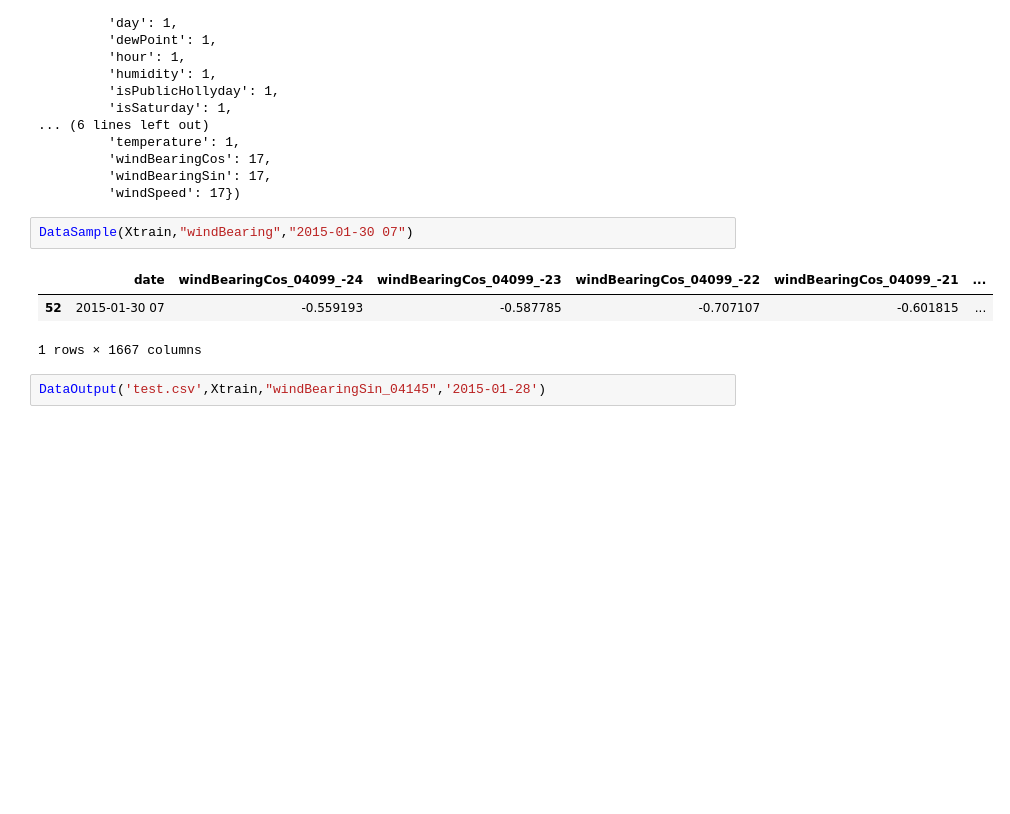
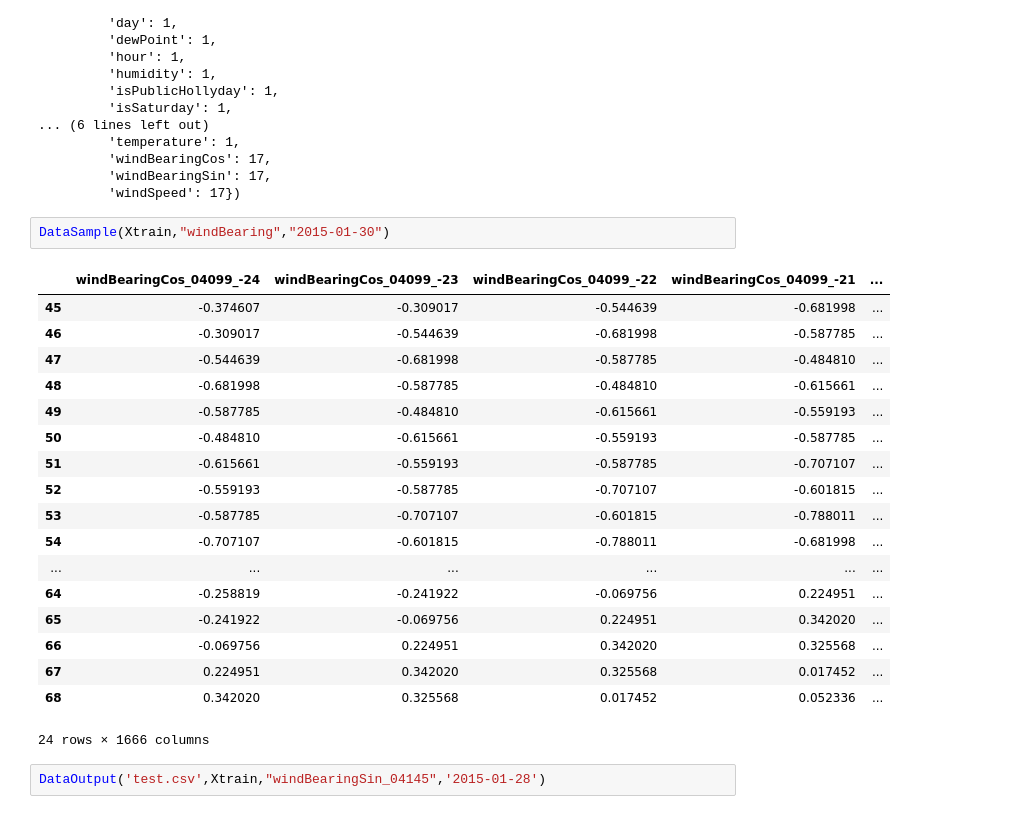
Before and after one commit to MGIMM/Predict-pollution-in-an-asian-megacity, a Jupyter notebook: Preliminary Analysis.ipynb, the cells around one changed output. Saved outputs shown, nothing was run; the diff lists cells and outputs as text; blank space fills up the shorter version.

```diff
--- a/Preliminary Analysis.ipynb
+++ b/Preliminary Analysis.ipynb
@@ -58,11 +58,26 @@ Counter({'NO2': 11,
          'windBearingSin': 17,
          'windSpeed': 17})
 # %%
-DataSample(Xtrain,"windBearing","2015-01-30 07")
+DataSample(Xtrain,"windBearing","2015-01-30")
 # %% [output]
-|  | date | windBearingCos_04099_-24 | windBearingCos_04099_-23 | windBearingCos_04099_-22 | windBearingCos_04099_-21 | ... |
-| 52 | 2015-01-30 07 | -0.559193 | -0.587785 | -0.707107 | -0.601815 | ... |
+|  | windBearingCos_04099_-24 | windBearingCos_04099_-23 | windBearingCos_04099_-22 | windBearingCos_04099_-21 | ... |
+| 45 | -0.374607 | -0.309017 | -0.544639 | -0.681998 | ... |
+| 46 | -0.309017 | -0.544639 | -0.681998 | -0.587785 | ... |
+| 47 | -0.544639 | -0.681998 | -0.587785 | -0.484810 | ... |
+| 48 | -0.681998 | -0.587785 | -0.484810 | -0.615661 | ... |
+| 49 | -0.587785 | -0.484810 | -0.615661 | -0.559193 | ... |
+| 50 | -0.484810 | -0.615661 | -0.559193 | -0.587785 | ... |
+| 51 | -0.615661 | -0.559193 | -0.587785 | -0.707107 | ... |
+| 52 | -0.559193 | -0.587785 | -0.707107 | -0.601815 | ... |
+| 53 | -0.587785 | -0.707107 | -0.601815 | -0.788011 | ... |
+| 54 | -0.707107 | -0.601815 | -0.788011 | -0.681998 | ... |
+| ... | ... | ... | ... | ... | ... |
+| 64 | -0.258819 | -0.241922 | -0.069756 | 0.224951 | ... |
+| 65 | -0.241922 | -0.069756 | 0.224951 | 0.342020 | ... |
+| 66 | -0.069756 | 0.224951 | 0.342020 | 0.325568 | ... |
+| 67 | 0.224951 | 0.342020 | 0.325568 | 0.017452 | ... |
+| 68 | 0.342020 | 0.325568 | 0.017452 | 0.052336 | ... |
-1 rows × 1667 columns
+24 rows × 1666 columns
 # %%
 DataOutput('test.csv',Xtrain,"windBearingSin_04145",'2015-01-28')
 # %% [output]
```
Also changed, not shown: parts of 12 cells of this notebook, 2 other files.
